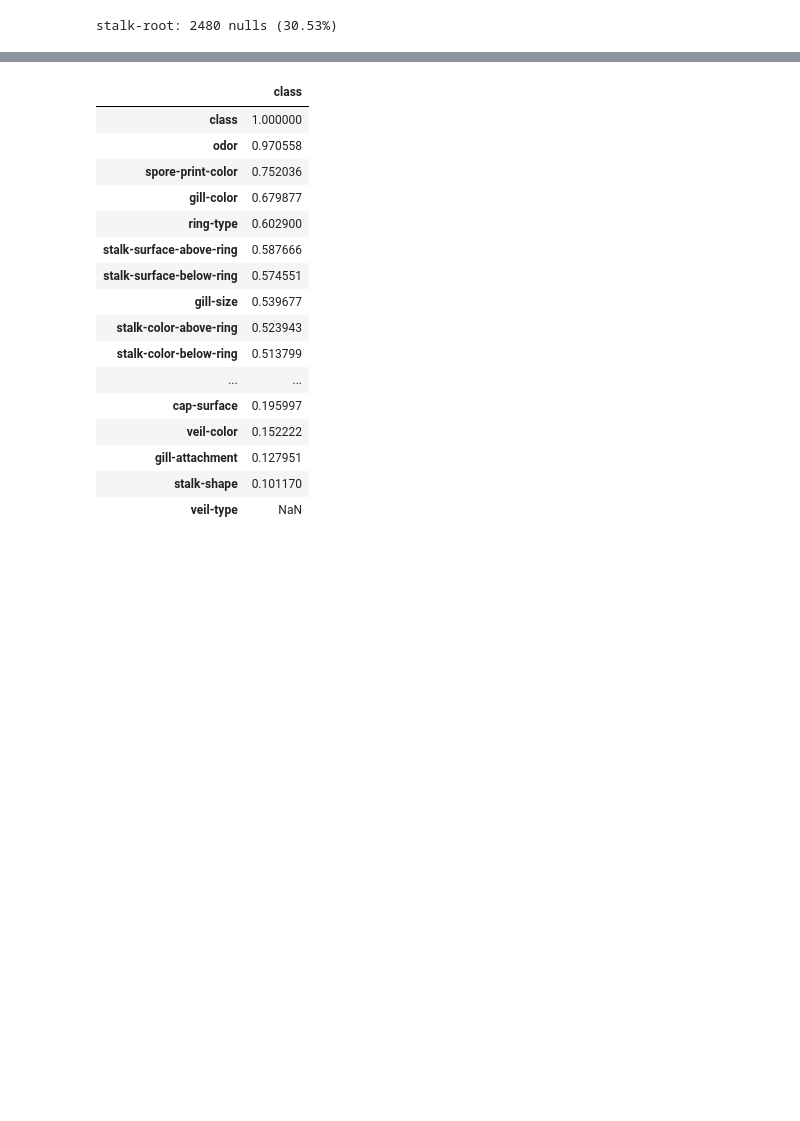
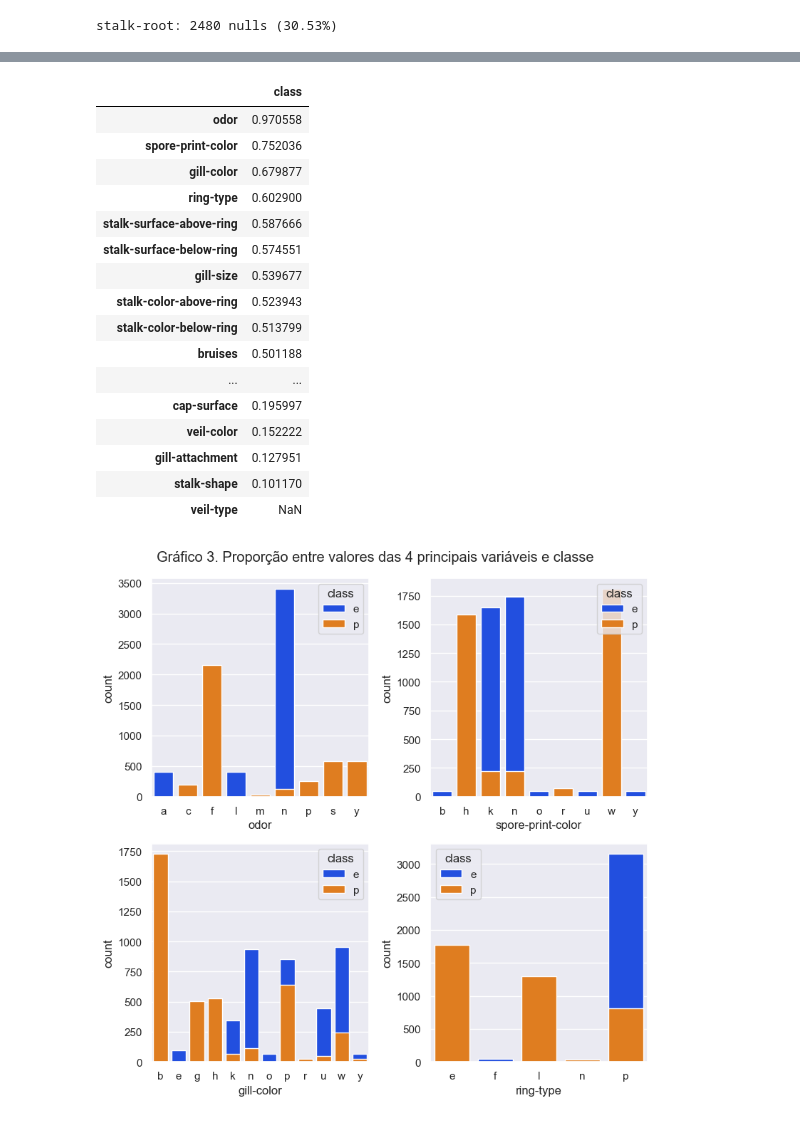
Before and after one commit to flima3/ufrn-imd3002-aprendizado-de-maquina-supervisionado, a Jupyter notebook: poisonous-mushrooms/notebooks/eda.ipynb, the cells around one changed output, grey strips where cells are left out. Saved outputs shown, nothing was run; the diff lists cells and outputs as text; code cells hidden in the pictures; blank space fills up the shorter version.

```diff
--- a/poisonous-mushrooms/notebooks/eda.ipynb
+++ b/poisonous-mushrooms/notebooks/eda.ipynb
@@ -124,10 +205,9 @@ plt.show()
 # %%
 # Variáveis mais correlacionadas com o target
-class_correlations = cramers_v_matrix[['class']].sort_values(by='class', ascending=False)
+class_correlations = cramers_v_matrix[['class']].sort_values(by='class', ascending=False).drop('class')
 display(class_correlations)
 # %% [output]
 |  | class |
-| class | 1.000000 |
 | odor | 0.970558 |
 | spore-print-color | 0.752036 |
 | gill-color | 0.679877 |
@@ -137,9 +217,22 @@ display(class_correlations)
 | gill-size | 0.539677 |
 | stalk-color-above-ring | 0.523943 |
 | stalk-color-below-ring | 0.513799 |
+| bruises | 0.501188 |
 | ... | ... |
 | cap-surface | 0.195997 |
 | veil-color | 0.152222 |
 | gill-attachment | 0.127951 |
 | stalk-shape | 0.101170 |
 | veil-type | NaN |
+# %%
+fig, axes = plt.subplots(ncols=2, nrows=2, figsize=(8, 8))
+axes = axes.flatten()
+
+for feature, ax in zip(class_correlations[:4].index, axes):
+    sns.countplot(x=feature, hue='class', data=df, ax=ax, dodge=False)
+
+fig.suptitle('Gráfico 3. Proporção entre valores das 4 principais variáveis e classe')
+plt.tight_layout()
+plt.show()
+# %% [output]
+[figure, added]
```
Also changed, not shown: parts of 14 cells of this notebook.
